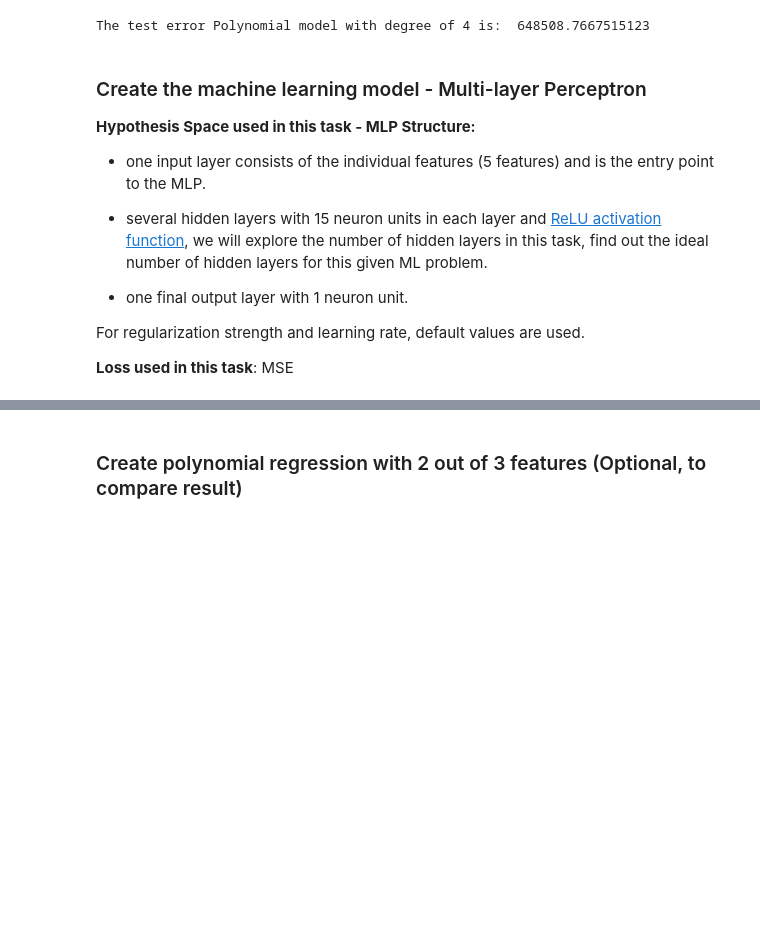
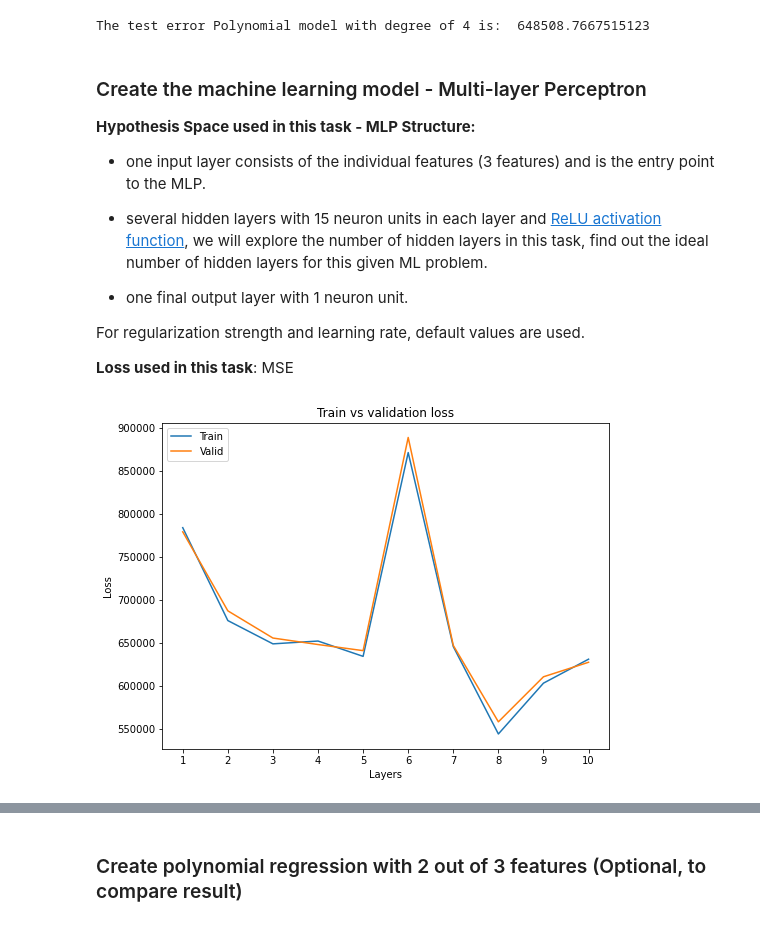
Before and after one commit to tamdnguyen/House-Price-Prediction, a Jupyter notebook: Machine Learning Models/Polynomial Regression + Multi-layer Perceptron.ipynb, the cells around one changed output, grey strips where cells are left out. Cells and saved outputs as stored; diff of their text form; code cells hidden in the pictures; blank space fills up the shorter version.

```diff
--- a/Machine Learning Models/Polynomial Regression + Multi-layer Perceptron.ipynb
+++ b/Machine Learning Models/Polynomial Regression + Multi-layer Perceptron.ipynb
@@ -195,7 +195,7 @@ The test error Polynomial model with degree of 4 is:  648508.7667515123
 ### Create the machine learning model - Multi-layer Perceptron
 
 **Hypothesis Space used in this task - MLP Structure:**
-- one input layer consists of the individual features (5 features) and is the entry point to the MLP.
+- one input layer consists of the individual features (3 features) and is the entry point to the MLP.
 - several hidden layers with 15 neuron units in each layer and [ReLU activation function](https://en.wikipedia.org/wiki/Rectifier_(neural_networks)), we will explore the number of hidden layers in this task, find out the ideal number of hidden layers for this given ML problem.
 
 - one final output layer with 1 neuron unit.
@@ -203,3 +203,49 @@ The test error Polynomial model with degree of 4 is:  648508.7667515123
 For regularization strength and learning rate, default values are used.
 
 **Loss used in this task**: MSE
+# %%
+from sklearn.neural_network import MLPRegressor
+
+## define a list of values for the number of hidden layers
+num_layers = [1,2,3,4,5,6,7,8,9,10]    # number of hidden layers ,6,7,8,9,10
+num_neurons = 100  # number of neurons in each layer
+
+
+# we will use this variable to store the resulting training errors corresponding to different hidden-layer numbers
+mlp_tr_errors = []
+mlp_val_errors = []
+
+for i, num in enumerate(num_layers):
+    hidden_layer_sizes = tuple([num_neurons]*num) # size (num of neurons) of each layer stacked in a tuple
+
+    mlp_regr = MLPRegressor(hidden_layer_sizes = hidden_layer_sizes, random_state=42, max_iter=1000)
+    mlp_regr.fit(X_train, y_train)
+
+    ## evaluate the trained MLP on both training set and validation set
+    y_pred_train = mlp_regr.predict(X_train)    # predict on the training set
+    tr_error = mean_squared_error(y_train, y_pred_train)    # calculate the training error
+    y_pred_val = mlp_regr.predict(X_val) # predict values for the validation data
+    val_error = mean_squared_error(y_val, y_pred_val) # calculate the validation error
+
+    # sanity check num of layers
+    assert mlp_regr.n_layers_ == num_layers[i]+2 # total layers = num of hidden layers + input layer + output layer
+
+    mlp_tr_errors.append(tr_error)
+    mlp_val_errors.append(val_error)
+
+# sanity check the length of array mlp_tr_errors
+assert len(mlp_tr_errors) == len(mlp_val_errors) == len(num_layers)
+# %%
+plt.figure(figsize=(8, 6))
+
+plt.plot(num_layers, mlp_tr_errors, label = 'Train')
+plt.plot(num_layers, mlp_val_errors,label = 'Valid')
+plt.xticks(num_layers)
+plt.legend(loc = 'upper left')
+
+plt.xlabel('Layers')
+plt.ylabel('Loss')
+plt.title('Train vs validation loss')
+plt.show()
+# %% [output]
+[figure, added]
```
Also changed, not shown: parts of 7 cells of this notebook.
